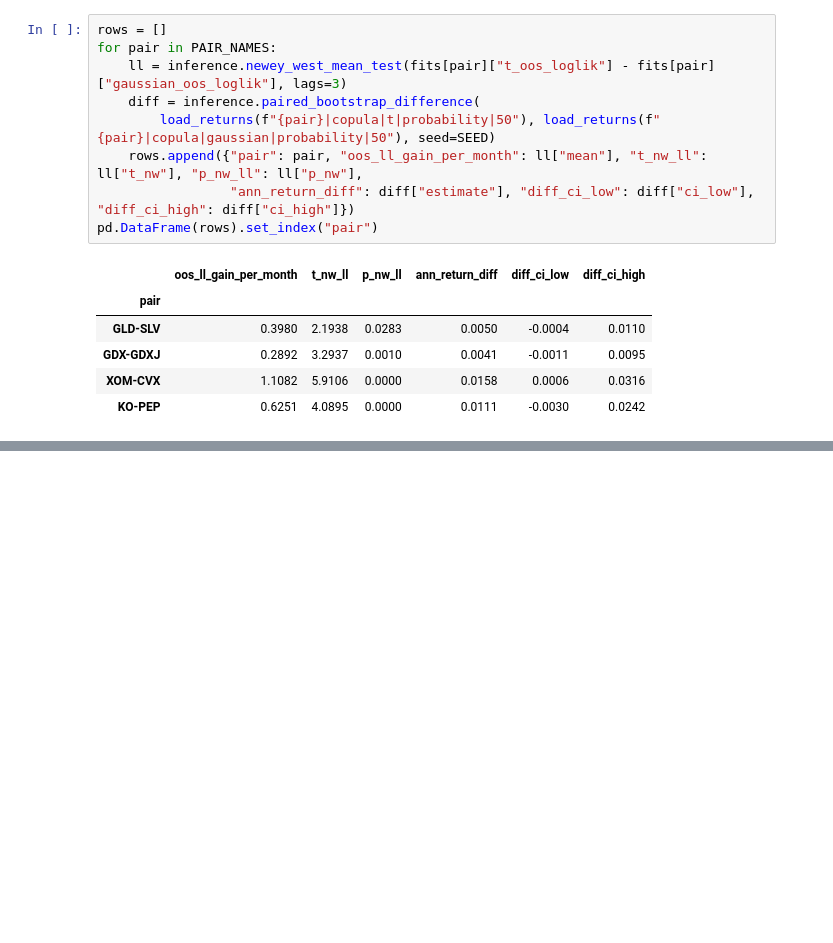
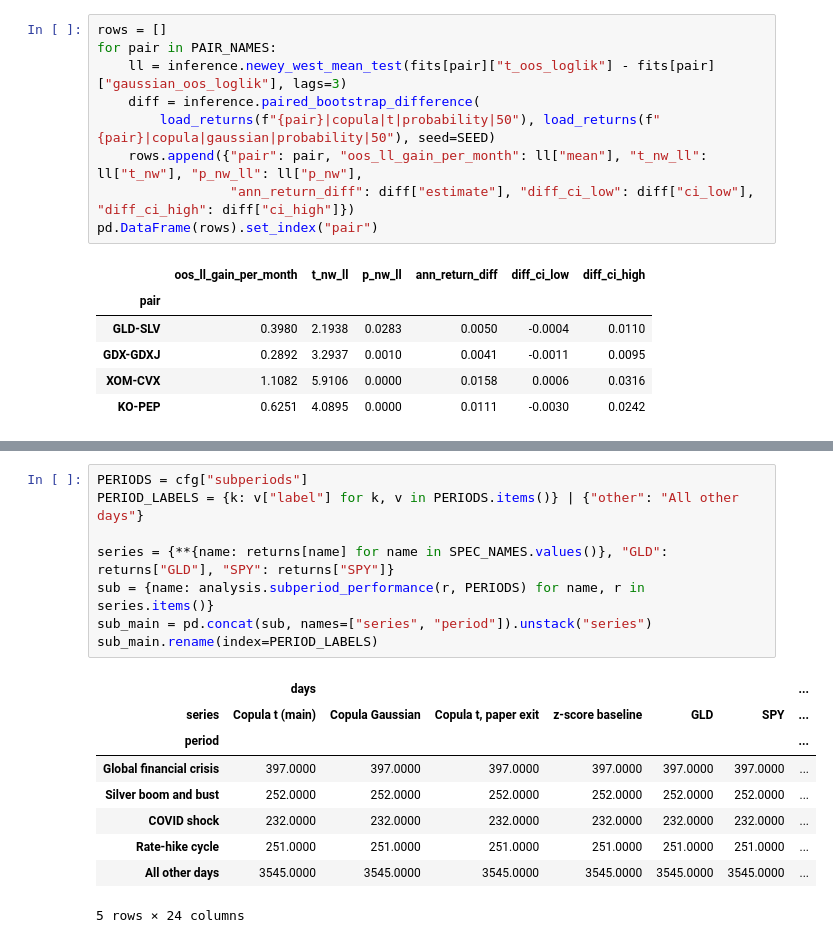
Before and after one commit to D-ch-e/copula-pairs-trading, a Jupyter notebook: notebooks/analysis.ipynb, the cells around one changed output, grey strips where cells are left out. Saved outputs shown, nothing was run; the diff lists cells and outputs as text; blank space fills up the shorter version.

```diff
--- a/notebooks/analysis.ipynb
+++ b/notebooks/analysis.ipynb
@@ -293,0 +303,18 @@ pd.DataFrame(rows).set_index("pair")
+# %%
+PERIODS = cfg["subperiods"]
+PERIOD_LABELS = {k: v["label"] for k, v in PERIODS.items()} | {"other": "All other days"}
+
+series = {**{name: returns[name] for name in SPEC_NAMES.values()}, "GLD": returns["GLD"], "SPY": returns["SPY"]}
+sub = {name: analysis.subperiod_performance(r, PERIODS) for name, r in series.items()}
+sub_main = pd.concat(sub, names=["series", "period"]).unstack("series")
+sub_main.rename(index=PERIOD_LABELS)
+# %% [output]
+|  | days |  |  |  |  |  | ... |
+| series | Copula t (main) | Copula Gaussian | Copula t, paper exit | z-score baseline | GLD | SPY | ... |
+| period |  |  |  |  |  |  | ... |
+| Global financial crisis | 397.0000 | 397.0000 | 397.0000 | 397.0000 | 397.0000 | 397.0000 | ... |
+| Silver boom and bust | 252.0000 | 252.0000 | 252.0000 | 252.0000 | 252.0000 | 252.0000 | ... |
+| COVID shock | 232.0000 | 232.0000 | 232.0000 | 232.0000 | 232.0000 | 232.0000 | ... |
+| Rate-hike cycle | 251.0000 | 251.0000 | 251.0000 | 251.0000 | 251.0000 | 251.0000 | ... |
+| All other days | 3545.0000 | 3545.0000 | 3545.0000 | 3545.0000 | 3545.0000 | 3545.0000 | ... |
+5 rows × 24 columns
```
Also changed, not shown: parts of 7 cells of this notebook, 6 other files.
